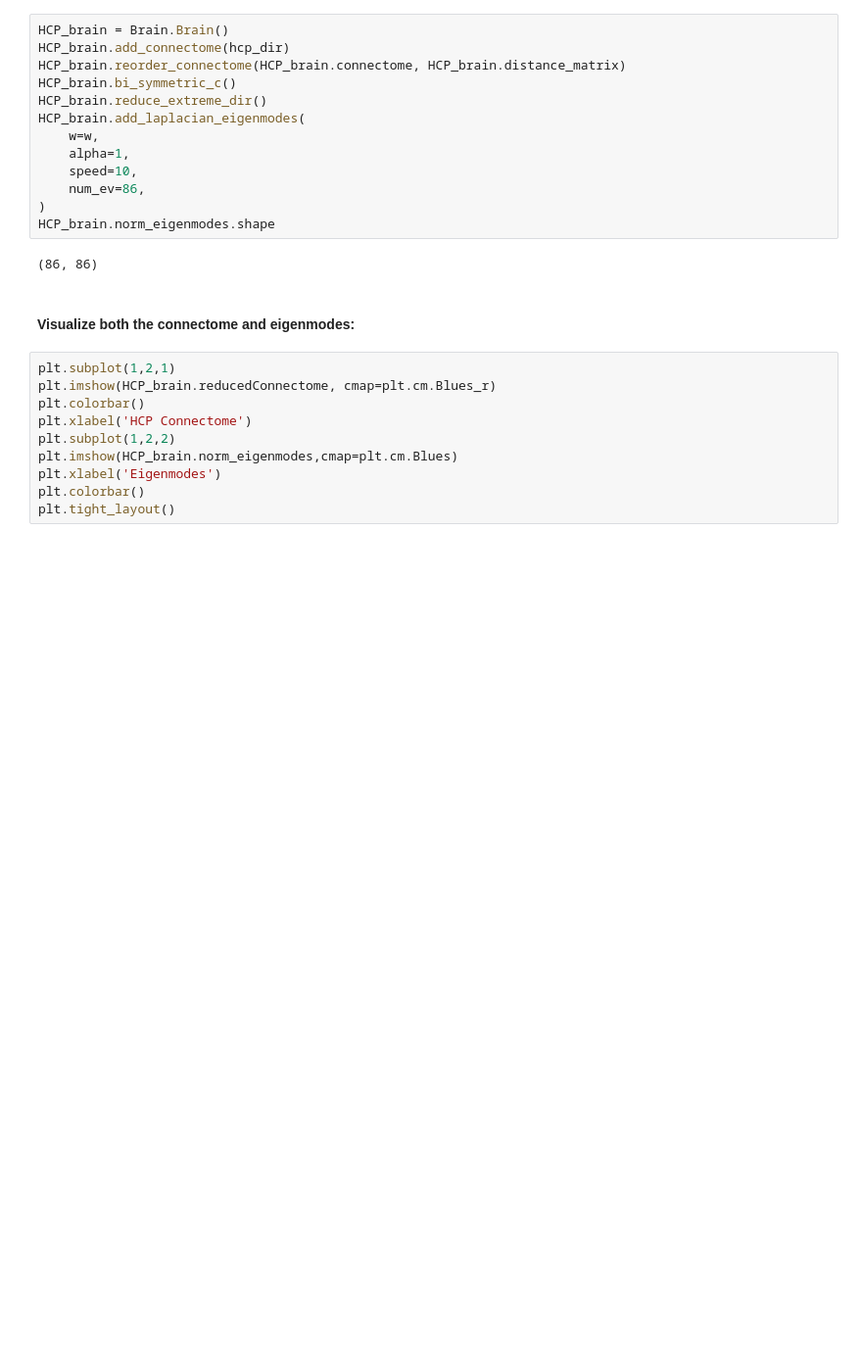
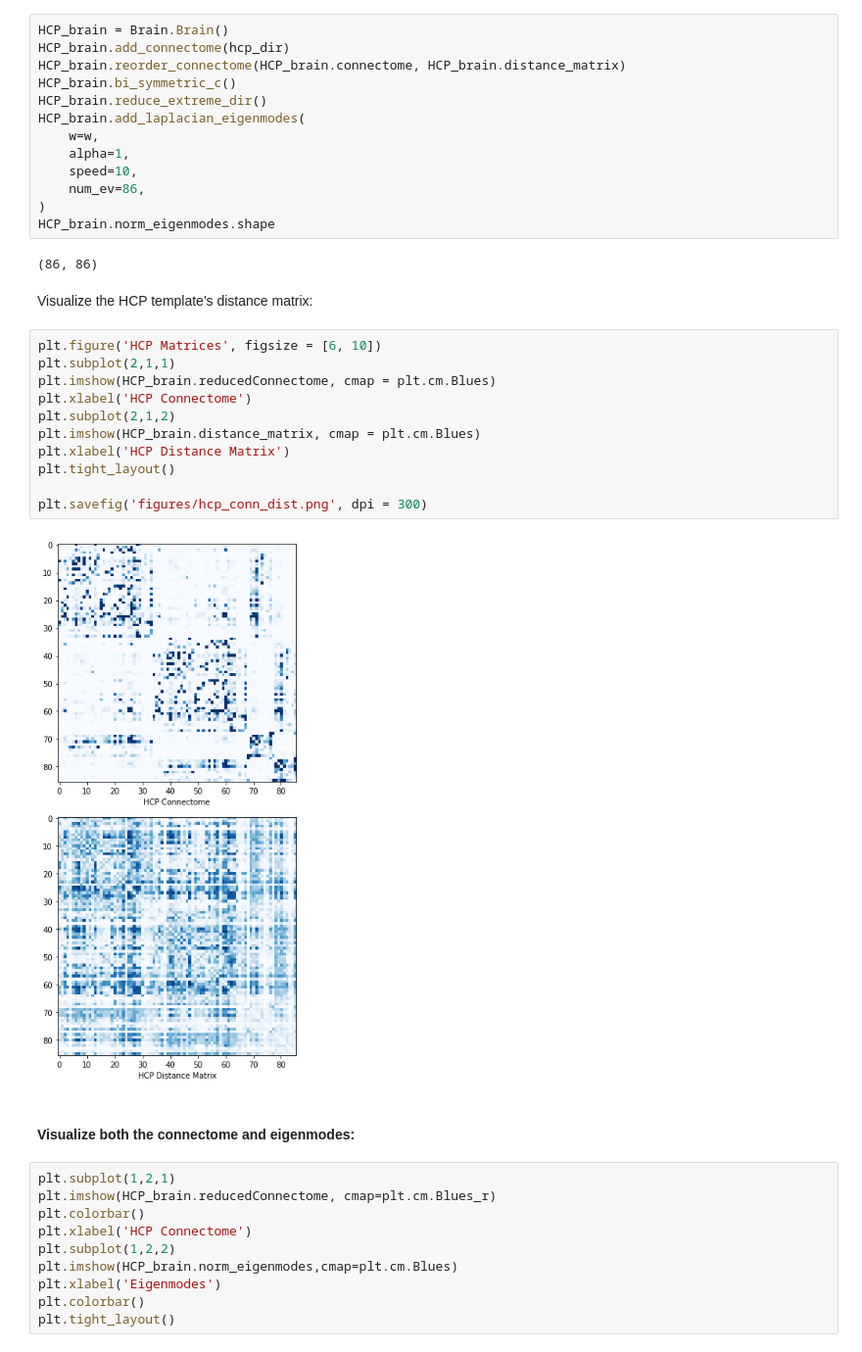
Before and after one commit to Raj-Lab-UCSF/spectrome, a Jupyter notebook: spectrome/notebooks/complex_laplacian/HCP_eigenmodes.ipynb, the cells around one changed output. Shown: that part at 98% size. Drawn from its saved outputs; the diff is of its cells as text; blank space fills up the shorter version.

```diff
--- a/spectrome/notebooks/complex_laplacian/HCP_eigenmodes.ipynb
+++ b/spectrome/notebooks/complex_laplacian/HCP_eigenmodes.ipynb
@@ -158,6 +158,21 @@ HCP_brain.add_laplacian_eigenmodes(
 HCP_brain.norm_eigenmodes.shape
 # %% [output]
 (86, 86)
+# %% [markdown]
+Visualize the HCP template's distance matrix:
+# %%
+plt.figure('HCP Matrices', figsize = [6, 10])
+plt.subplot(2,1,1)
+plt.imshow(HCP_brain.reducedConnectome, cmap = plt.cm.Blues)
+plt.xlabel('HCP Connectome')
+plt.subplot(2,1,2)
+plt.imshow(HCP_brain.distance_matrix, cmap = plt.cm.Blues)
+plt.xlabel('HCP Distance Matrix')
+plt.tight_layout()
+
+plt.savefig('figures/hcp_conn_dist.png', dpi = 300)
+# %% [output]
+[figure, added]
 # %% [markdown]
 #### Visualize both the connectome and eigenmodes:
 # %%
```
Also changed, not shown: parts of 17 cells of this notebook, 8 other files.
